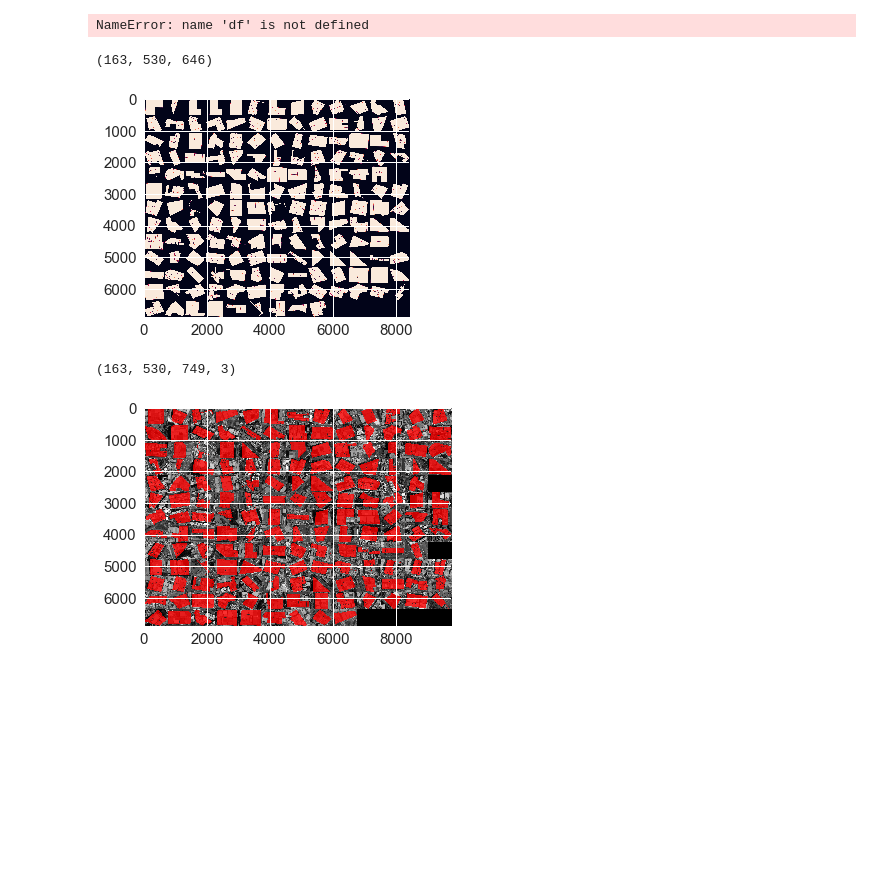
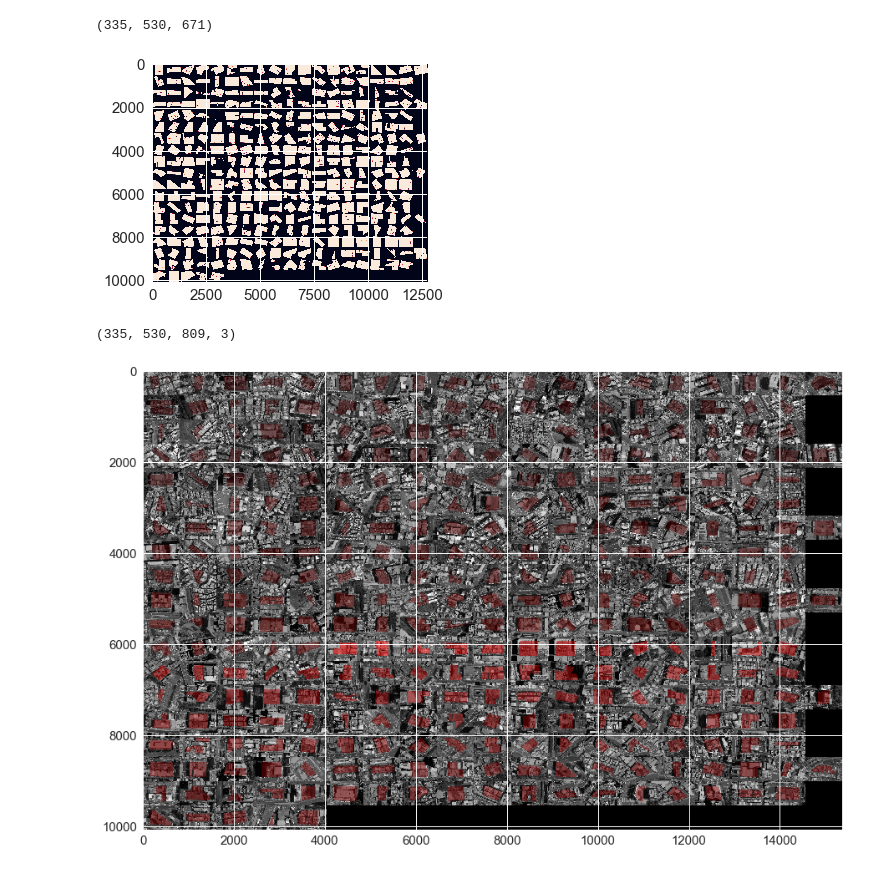
Before and after one commit to GrimReaperSam/NiceCreativeName, a Jupyter notebook: IPython/TSNE.ipynb, the cells around one changed output. Saved outputs shown, nothing was run; the diff lists cells and outputs as text; code cells hidden in the pictures; blank space fills up the shorter version.

```diff
--- a/IPython/TSNE.ipynb
+++ b/IPython/TSNE.ipynb
@@ -43,28 +45,24 @@ import pandas as pd
-# %%
-df.head()
-# %% [output]
-NameError: name 'df' is not defined
 # %%
-df = pd.read_csv('../Data/Renewals-Prices.csv')
-landvalues = df['LandValue'].as_matrix()
-landvalues = landvalues[:, None]
-
+df = pd.read_csv('../Data/Renewals.csv')
 closest = df['closestRooftop'].as_matrix()
 closest = closest[:, None]
 
+nearby = df['rooftopsNearby'].as_matrix()
+nearby = nearby[:, None]
+
 area = df['area'].as_matrix()
 area = area[:, None]
 # %%
 images = glob.glob('../Imgs/Layers/*.png')
 no_of_images = len(images)
-w, h = 530, 646
+w, h = 530, 671
 dataset = np.zeros((no_of_images, w, h))
 print(dataset.shape)
 for idx, img_file in enumerate(images):
     img = imread(img_file, 'L')
     dataset[idx] = img
 # %% [output]
-(163, 530, 646)
+(335, 530, 671)
 # %%
 # d2 = dataset.reshape((len(images), -1))
 reduced = TSNE(random_state=RS).fit_transform(area)
@@ -105,21 +103,21 @@ if ellipside:
 else:
     merged_image.save('merged-distances.png')
 # %% [output]
-[figure, old version]
+[figure, new version]
 # %%
-images = glob.glob('../Imgs/LayersBG/*.png')
+images = glob.glob('../Imgs/LayersBGZoom1,5/*.png')
 no_of_images = len(images)
-w, h = 530, 749
+w, h = 530, 809
 dataset = np.zeros((no_of_images, w, h, 3))
 print(dataset.shape)
 for idx, img_file in enumerate(images):
     img = imread(img_file)
     dataset[idx] = img[:,:,:3]
 # %% [output]
-(163, 530, 749, 3)
+(335, 530, 809, 3)
 # %%
 # d2 = dataset.reshape((len(images), -1))
-reduced = TSNE(random_state=RS).fit_transform(closest)
+reduced = TSNE(random_state=RS).fit_transform(nearby)
 
 reduced_transformed = reduced - np.min(reduced, axis=0)
 reduced_transformed /= np.max(reduced_transformed, axis=0)
@@ -130,31 +128,32 @@ image_width = w
 image_height = h
 merged_width = int(np.ceil(np.sqrt(no_of_images)) * image_width)
 merged_height = int(np.ceil(np.sqrt(no_of_images)) * image_height)
 merged_image = np.zeros((merged_width, merged_height, 3), dtype='uint8')
 ellipside=False
 for counter, index in enumerate(image_xindex_sorted):
     # set location
     if ellipside:
         a = np.ceil(reduced_transformed[counter, 0] * (merged_width-image_width-1)+1)
         b = np.ceil(reduced_transformed[counter, 1] * (merged_height-image_height-1)+1)
         a = int(a - np.mod(a-1,image_width) + 1)
         b = int(b - np.mod(b-1,image_height) + 1)
         if merged_image[a,b, 0] != 0:
             continue
         img = dataset[index]
         merged_image[a:a+image_width, b:b+image_height,:] += img[:,:,:3].astype(np.uint8)
     else:
         b = int(np.mod(counter, np.sqrt(no_of_images)))
         a = int(np.mod(counter//np.sqrt(no_of_images), np.sqrt(no_of_images)))
         img = dataset[index]
         merged_image[a*image_width:(a+1)*image_width, b*image_height:(b+1)*image_height,:] = img[:,:,:3]
 
+plt.figure(figsize=(15, 15))
 plt.imshow(merged_image)
 plt.show()
 merged_image = Image.fromarray(merged_image)
 if ellipside:
     merged_image.save('merged-ellipsoide.png')
 else:
     merged_image.save('merged.png')
 # %% [output]
-[figure, old version]
+[figure, new version]
```
Also changed, not shown: parts of 1 cell of this notebook, 7 other files.
